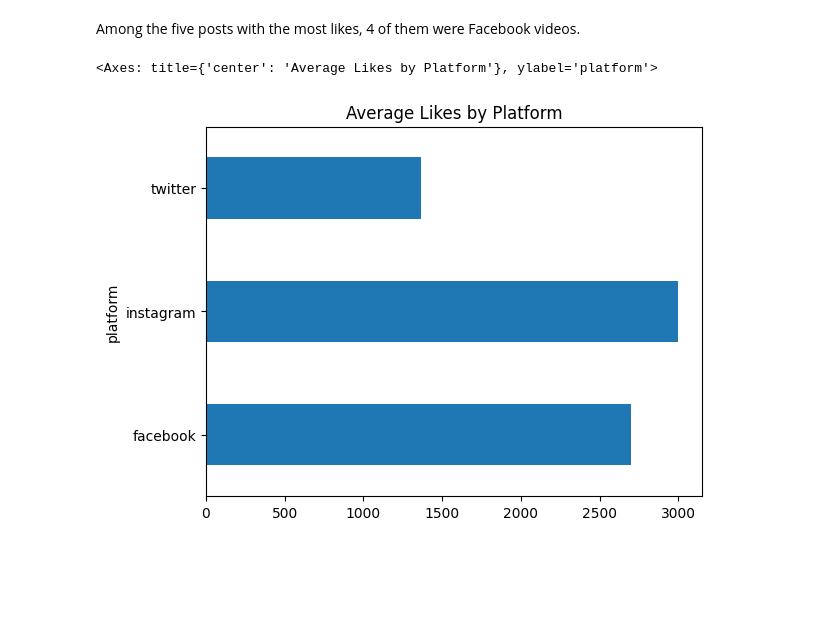
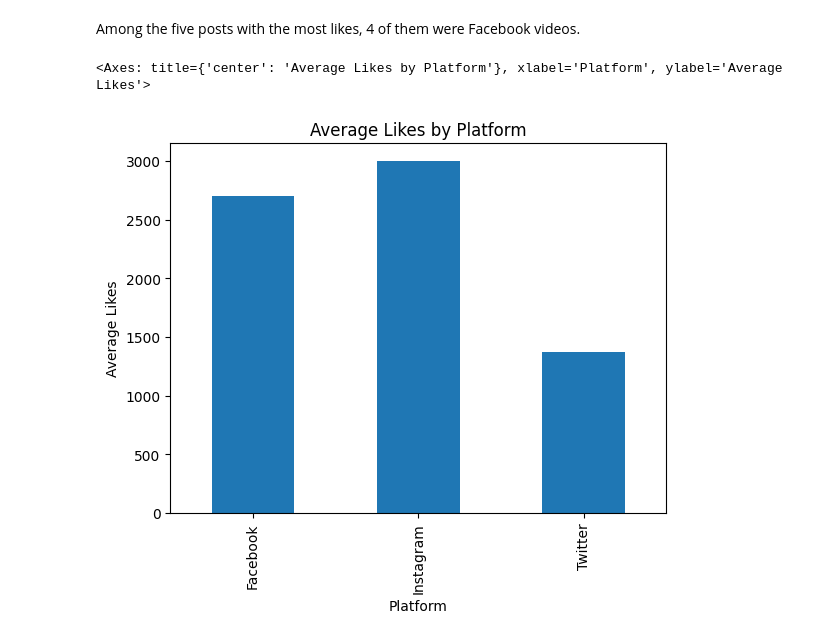
Before and after one commit to walji123/data-analysis-practical-assignment, a Jupyter notebook: Social_Media_Engagement_.ipynb, the cells around one changed output. Drawn from its saved outputs; the diff is of its cells as text; code cells hidden in the pictures; blank space fills up the shorter version.

```diff
--- a/Social_Media_Engagement_.ipynb
+++ b/Social_Media_Engagement_.ipynb
@@ -148,16 +198,14 @@ df.sort_values(by='likes', ascending=False).head(5)
 | 74 | 75 | facebook | video | 7/26/2023 20:15 | 5000 | 500 | 404 | Wednesday | positive | ... |
 # %% [markdown]
 Among the five posts with the most likes, 4 of them were Facebook videos.
-# %%
-# 1. Group by platform and calculate the average likes
-platform_likes = df.groupby('platform')['likes'].mean()
-
-# 2. Plot it as a horizontal bar chart ('barh')
-platform_likes.plot(kind='barh')
-
-# 3. Name Graph
-platform_likes.plot(kind='barh', title = 'Average Likes by Platform')
-# %% [output]
-<Axes: title={'center': 'Average Likes by Platform'}, ylabel='platform'>
-[figure, removed]
+# %%
+df.groupby('platform')['likes'].mean().plot(
+    kind='bar',
+    title='Average Likes by Platform',
+    xlabel='Platform',
+    ylabel='Average Likes'
+)
+# %% [output]
+<Axes: title={'center': 'Average Likes by Platform'}, xlabel='Platform', ylabel='Average Likes'>
+[figure, added]
 # %%
```
Also changed, not shown: parts of 18 cells of this notebook.
